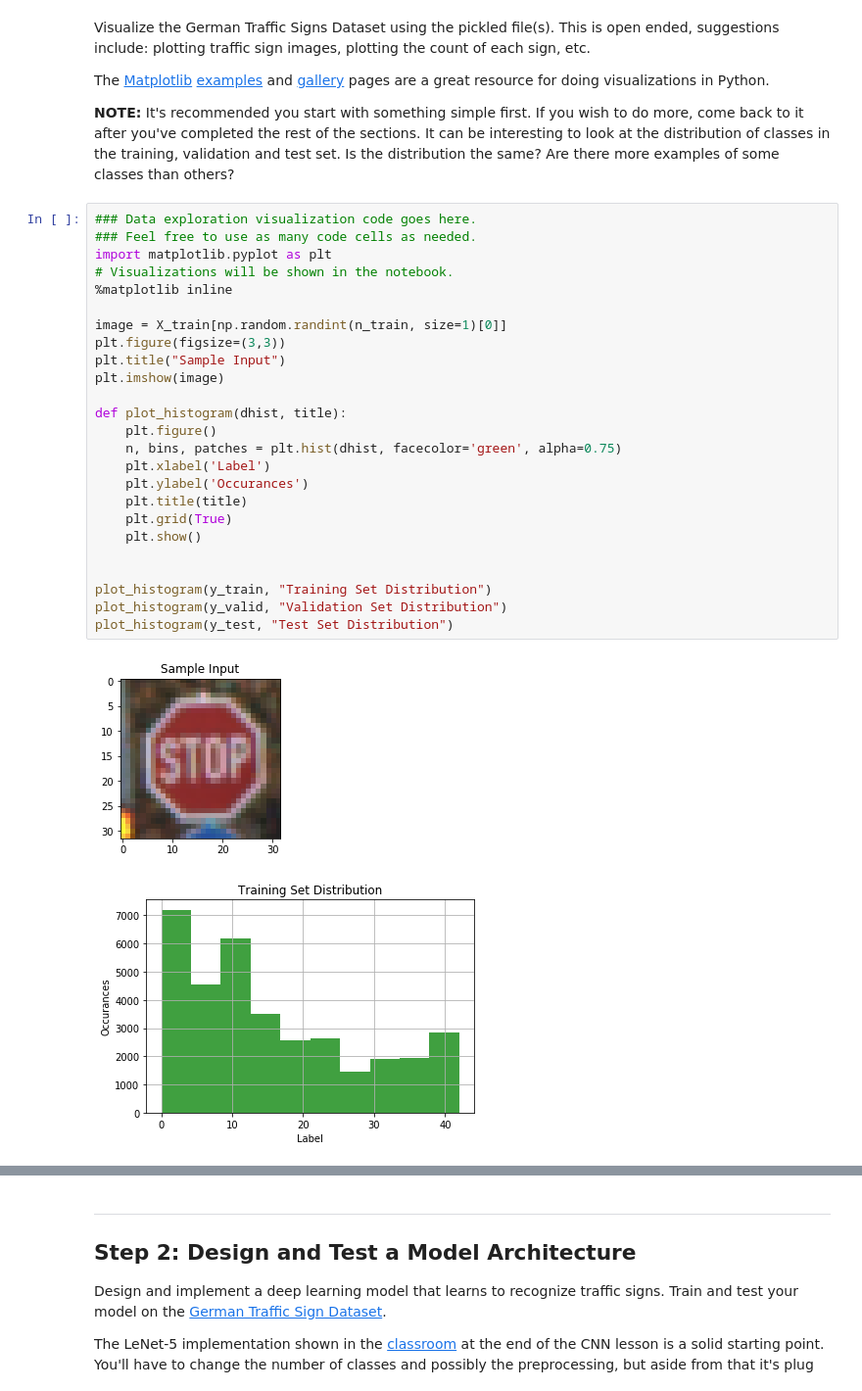
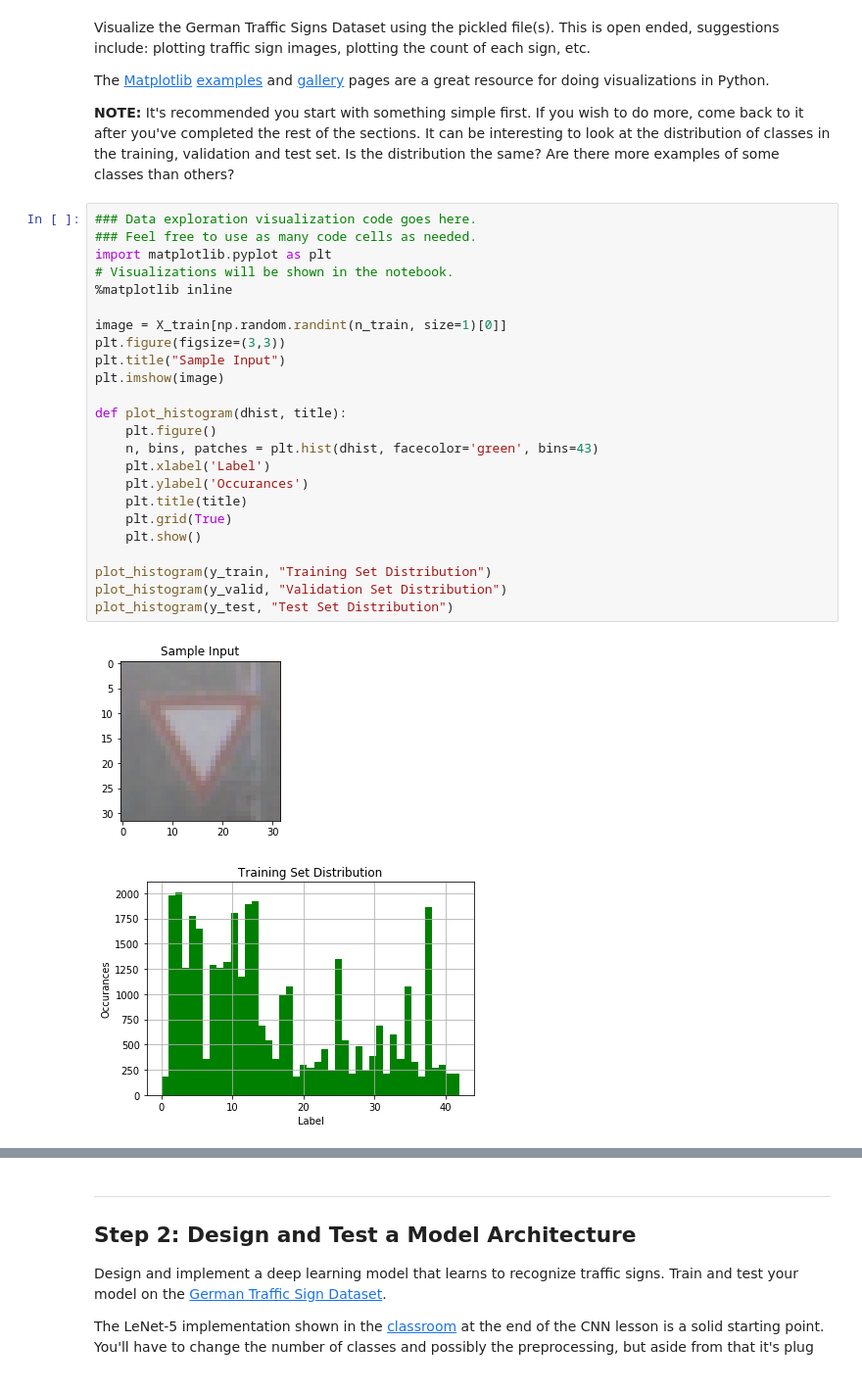
Before and after one commit to nihalsid/CarND-Traffic-Sign-Classifier-Project, a Jupyter notebook: Traffic_Sign_Classifier.ipynb, the cells around one changed output, grey strips where cells are left out. Shown at 98% size. Cells and saved outputs as stored; diff of their text form.

```diff
--- a/Traffic_Sign_Classifier.ipynb
+++ b/Traffic_Sign_Classifier.ipynb
@@ -94,28 +96,27 @@ The [Matplotlib](http://matplotlib.org/) [examples](http://matplotlib.org/exampl
 # %%
 ### Data exploration visualization code goes here.
 ### Feel free to use as many code cells as needed.
 import matplotlib.pyplot as plt
 # Visualizations will be shown in the notebook.
 %matplotlib inline
 
 image = X_train[np.random.randint(n_train, size=1)[0]]
 plt.figure(figsize=(3,3))
 plt.title("Sample Input")
 plt.imshow(image)
 
 def plot_histogram(dhist, title):
     plt.figure()
-    n, bins, patches = plt.hist(dhist, facecolor='green', alpha=0.75)
+    n, bins, patches = plt.hist(dhist, facecolor='green', bins=43)
     plt.xlabel('Label')
     plt.ylabel('Occurances')
     plt.title(title)
     plt.grid(True)
     plt.show()
 
-
 plot_histogram(y_train, "Training Set Distribution")
 plot_histogram(y_valid, "Validation Set Distribution")
 plot_histogram(y_test, "Test Set Distribution")
 # %% [output]
-[figure, old version]
+[figure, new version]
-[figure, old version]
+[figure, new version]
```
Also changed, not shown: parts of 12 cells of this notebook.
